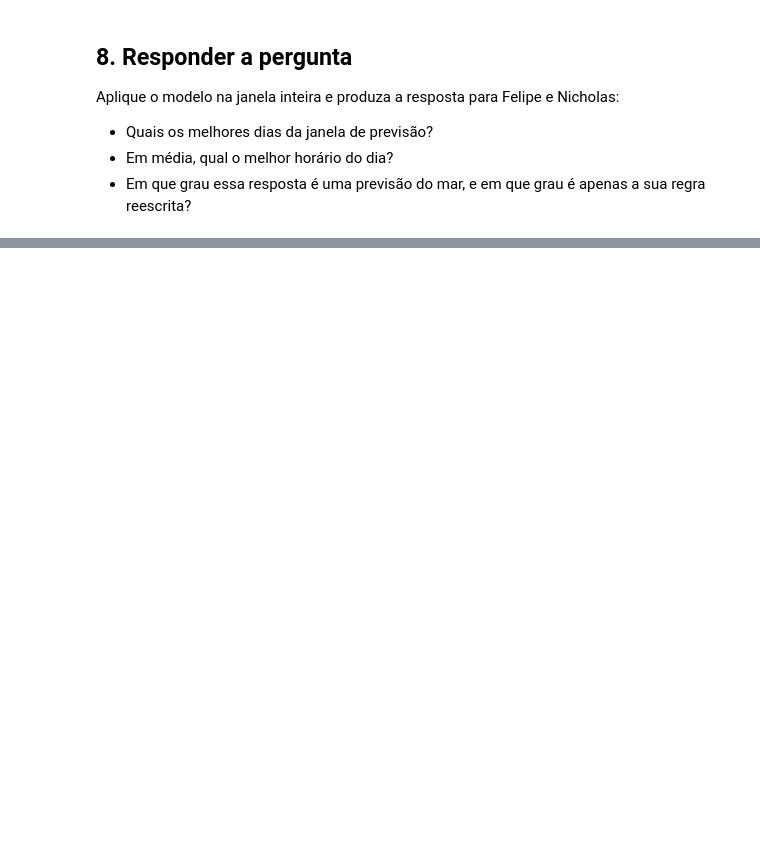
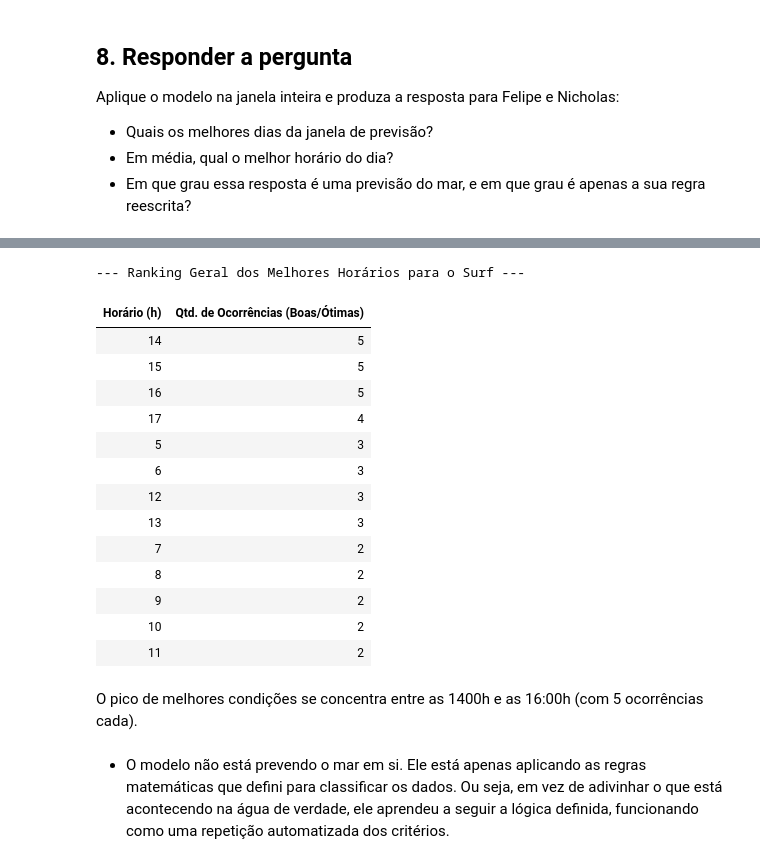
Before and after one commit to italoosilva/miniprojeto2, a Jupyter notebook: notebooks/ml.ipynb, the cells around one changed output, grey strips where cells are left out. Drawn from its saved outputs; the diff is of its cells as text; code cells hidden in the pictures; blank space fills up the shorter version.

Commit message:
feat: conclui ML (interpretacao, ranking e analise critica do modelo)

```diff
--- a/notebooks/ml.ipynb
+++ b/notebooks/ml.ipynb
@@ -280,3 +304,15 @@ Aplique o modelo na janela inteira e produza a resposta para Felipe e Nicholas:
 - Em média, qual o melhor horário do dia?
 - Em que grau essa resposta é uma previsão do mar, e em que grau é apenas a
   sua regra reescrita?
+# %%
+df['predicao'] = rf_model.predict(X)
+
+df['data_apenas'] = pd.to_datetime(df['data_hora']).dt.date
+
+dias_ideais = df['predicao'].isin([1, 2])
+
+melhores_dias = set(df[dias_ideais]['data_apenas'])
+
+print("--- Melhores Dias da Janela (Condição Ótima e Boa) ---")
+for dia in sorted(melhores_dias):
+    print(dia)
@@ -283,3 +327,43 @@ Aplique o modelo na janela inteira e produza a resposta para Felipe e Nicholas:
+# %%
+
+df['hora_dia'] = pd.to_datetime(df['data_hora']).dt.hour
+
+condicoes_ideais = df[df['predicao'].isin([1, 2])]
+
+ranking_horarios = condicoes_ideais['hora_dia'].value_counts().reset_index()
+
+ranking_horarios.columns = ['Horário (h)', 'Qtd. de Ocorrências (Boas/Ótimas)']
+
+ranking_horarios = ranking_horarios.sort_values(
+    by=['Qtd. de Ocorrências (Boas/Ótimas)', 'Horário (h)'],
+    ascending=[False, True]
+)
+
+print("--- Ranking Geral dos Melhores Horários para o Surf ---")
+display(ranking_horarios.style.hide(axis='index'))
+
+max_ocorrencias = ranking_horarios['Qtd. de Ocorrências (Boas/Ótimas)'].max()
+horarios_topo = ranking_horarios[ranking_horarios['Qtd. de Ocorrências (Boas/Ótimas)'] == max_ocorrencias]
+# %% [output]
+--- Ranking Geral dos Melhores Horários para o Surf ---
+| Horário (h) | Qtd. de Ocorrências (Boas/Ótimas) |
+| 14 | 5 |
+| 15 | 5 |
+| 16 | 5 |
+| 17 | 4 |
+| 5 | 3 |
+| 6 | 3 |
+| 12 | 3 |
+| 13 | 3 |
+| 7 | 2 |
+| 8 | 2 |
+| 9 | 2 |
+| 10 | 2 |
+| 11 | 2 |
+# %% [markdown]
+O pico de melhores condições se concentra entre as 1400h e as 16:00h (com 5 ocorrências cada).
+# %% [markdown]
+* O modelo não está prevendo o mar em si. Ele está apenas aplicando as regras matemáticas que defini para classificar os dados. Ou seja, em vez de adivinhar o que está acontecendo na água de verdade, ele aprendeu a seguir a lógica definida, funcionando como uma repetição automatizada dos critérios.
 # %% [markdown]
 ## 9. Conclusão e limites
 
```
Also changed, not shown: parts of 11 cells of this notebook.
